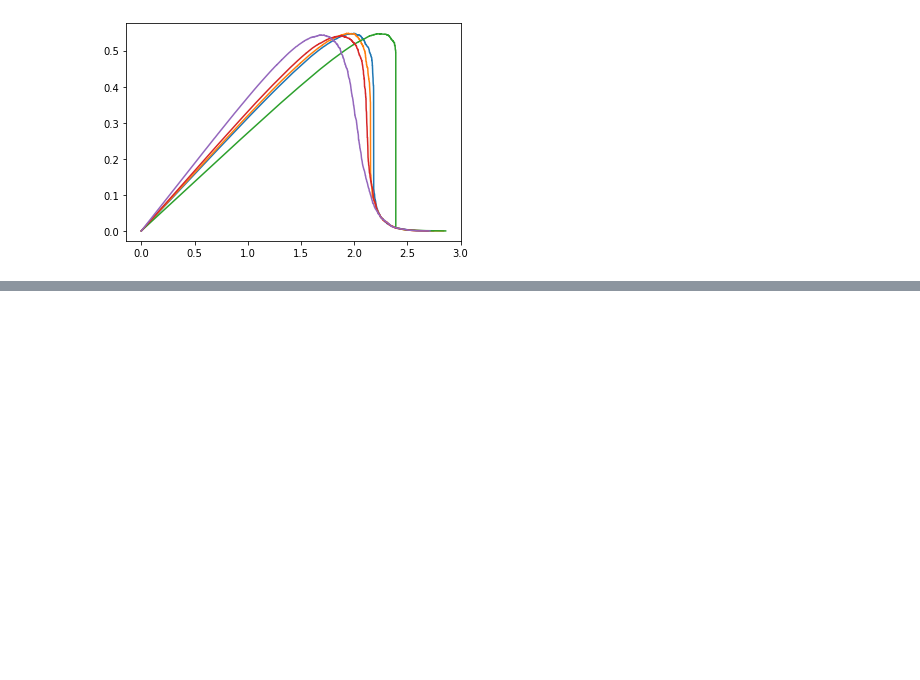
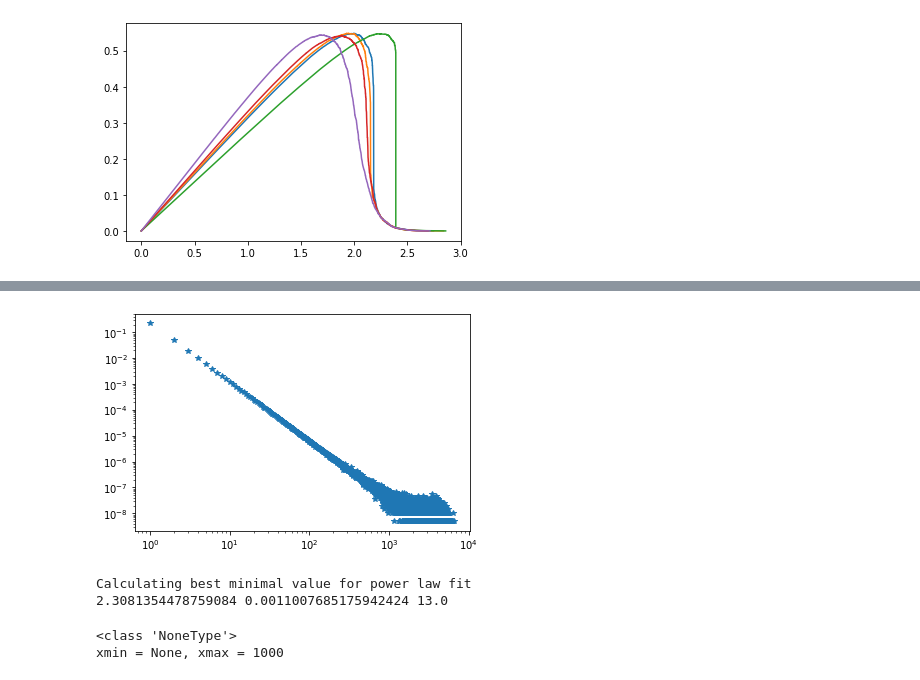
Before and after one commit to hudson-br/localized-fracture, a Jupyter notebook: src/Data_analysis.ipynb, the cells around one changed output, grey strips where cells are left out. Cells and saved outputs as stored; diff of their text form; code cells hidden in the pictures; blank space fills up the shorter version.

```diff
--- a/src/Data_analysis.ipynb
+++ b/src/Data_analysis.ipynb
@@ -84,0 +107,79 @@ import matplotlib.pyplot as plt
+# %%
+def plot_from_csv(filename, binned = False):
+    with open(filename, "r") as f:
+        lines = f.readlines()
+        b = lines[0]
+        a = lines[1]
+        bins = np.array(b.strip().split(','))
+        avalanche = np.array(a.strip().split(','))
+        x = bins.astype(np.float64)
+        y = avalanche.astype(np.float64)
+
+    data = np.repeat(x.astype(int),y.astype(int))
+    N = 20000
+
+
+    [number_of_avalanches, bins] = np.histogram(data, bins=np.logspace(start=np.log10(1), stop=np.log10(N), num=20))
+
+    # N = 10000
+#     data = [float(elem.split( )[0]) for elem in lines]
+
+    # plt.loglog(bins[1:],number_of_avalanches/sum(bins[1:]*number_of_avalanches),'*')
+
+    plt.loglog(x,y/sum(x*y),'*')
+
+def get_power_law_data_from_csv(filename, xmin = 13, xmax = 1000):
+    with open(filename, "r") as f:
+        lines = f.readlines()
+        b = lines[0]
+        a = lines[1]
+        bins = np.array(b.strip().split(','))
+        avalanche = np.array(a.strip().split(','))
+        x = bins.astype(int)
+        y = avalanche.astype(int)
+
+    # N = 20000
+    data = np.repeat(x.astype(int),y.astype(int))
+    results = powerlaw.Fit(data, xmin = None, xmax = None, discrete=True, verbose = True, estimate_discrete = True)
+
+    # [number_of_avalanches, bins] = np.histogram(data, bins=np.logspace(start=np.log10(1), stop=np.log10(N), num=21))
+    # N = 10000
+#     data = [float(elem.split( )[0]) for elem in lines]
+
+    results = powerlaw.Fit(data, xmin = xmin, xmax = xmax, discrete=True, verbose = True, estimate_discrete = True)#, xmin = 20, xmax = 1000)#,xmin = 20, xmax = 1000,  fit_method='KS')
+    alpha = results.power_law.alpha
+    xmin = results.power_law.xmin
+    sigma = results.power_law.sigma
+
+    xx = x
+#     if float(filename[43:46]) == 0:
+#         alpha = - 2
+#         yy = ((alpha-1)/xmin)*(xx/xmin)**(-alpha)/10
+#         plt.loglog(xx[0:200], yy[0:200], label = r'$\alpha$ = -2')
+
+    yy = ((alpha-1)/xmin)*(xx/xmin)**(-alpha)/10
+    plt.figure()
+    plt.loglog(x,y/sum(x*y),'*')
+    plt.loglog(xx,yy/sum(xx*yy),'-')
+
+    return [alpha, sigma, xmin]
+filename = '/Users/morpho/TURLIERLAB Dropbox/Hudson Rocha/Postdoc/LSPM/Python/dataUmut/AllData/avalanche_sizes_l_1_lj_0.5_lf_0.9_N_20000.csv'
+plot_from_csv(filename)
+# %% [output]
+[figure, added]
+# %%
+[alpha, sigma, xmin] = get_power_law_data_from_csv(filename)
+print(alpha, sigma, xmin)
+# %% [output]
+Calculating best minimal value for power law fit
+2.3081354478759084 0.0011007685175942424 13.0
+# %%
+power_law_fit_options = {
+  "xmin": None,
+  "xmax": 1000,
+}
+print(type(power_law_fit_options["xmin"]))
+print('xmin = '+ str(power_law_fit_options["xmin"])+ ", xmax = "+ str(power_law_fit_options["xmax"]))
+# %% [output]
+<class 'NoneType'>
+xmin = None, xmax = 1000
```
Also changed, not shown: parts of 9 cells of this notebook.
